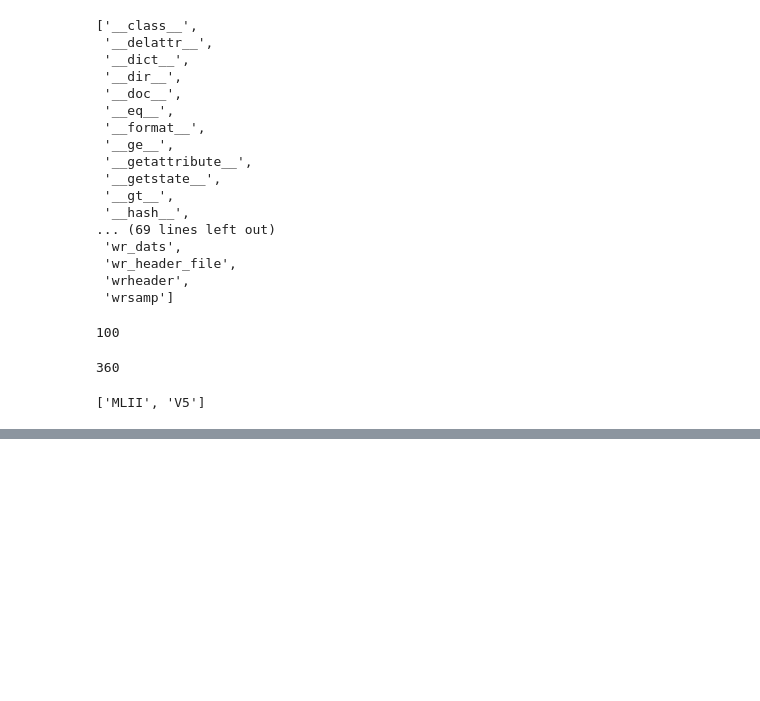
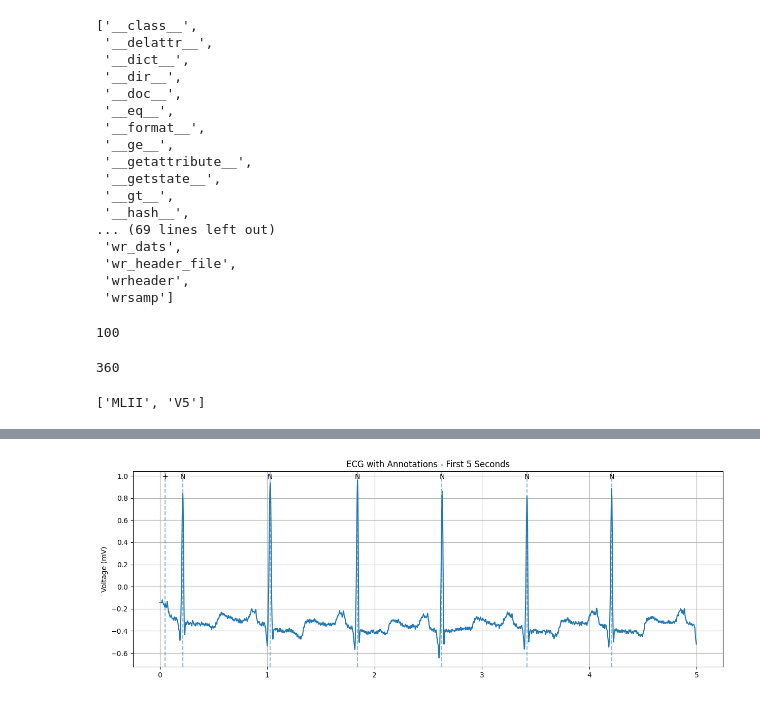
Before and after one commit to Chandana-dharshanam/ecg-detection, a Jupyter notebook: ecg-detection.ipynb, the cells around one changed output, grey strips where cells are left out. Saved outputs shown, nothing was run; the diff lists cells and outputs as text; code cells hidden in the pictures; blank space fills up the shorter version.

```diff
--- a/ecg-detection.ipynb
+++ b/ecg-detection.ipynb
@@ -79,0 +167,4 @@ print(record.sig_name)
+# %%
+#time=sample/360
+for sample, symbol in zip(annotation.sample[:20], annotation.symbol[:20]):
+    print(sample, symbol)
@@ -79,0 +192,32 @@ print(record.sig_name)
+# %%
+import matplotlib.pyplot as plt
+
+# First 5 seconds
+duration = 5
+samples = int(duration * record.fs)
+
+# Get annotations that occur within the first 5 seconds
+mask = annotation.sample < samples
+
+ann_samples = annotation.sample[mask]
+ann_symbols = np.array(annotation.symbol)[mask]
+
+# Convert annotation sample numbers to time
+ann_times = ann_samples / record.fs
+
+# Plot ECG
+plt.figure(figsize=(15, 5))
+plt.plot(time[:samples], ecg[:samples])
+
+# Mark annotations
+for t, symbol in zip(ann_times, ann_symbols):
+    plt.axvline(t, linestyle='--', alpha=0.5)
+    plt.text(t, max(ecg[:samples]), symbol,
+             ha='center', va='bottom')
+
+plt.title("ECG with Annotations - First 5 Seconds")
+plt.ylabel("Voltage (mV)")
+plt.grid(True)
+plt.show()
+# %% [output]
+[figure, added]
```
Also changed, not shown: parts of 15 cells of this notebook.
